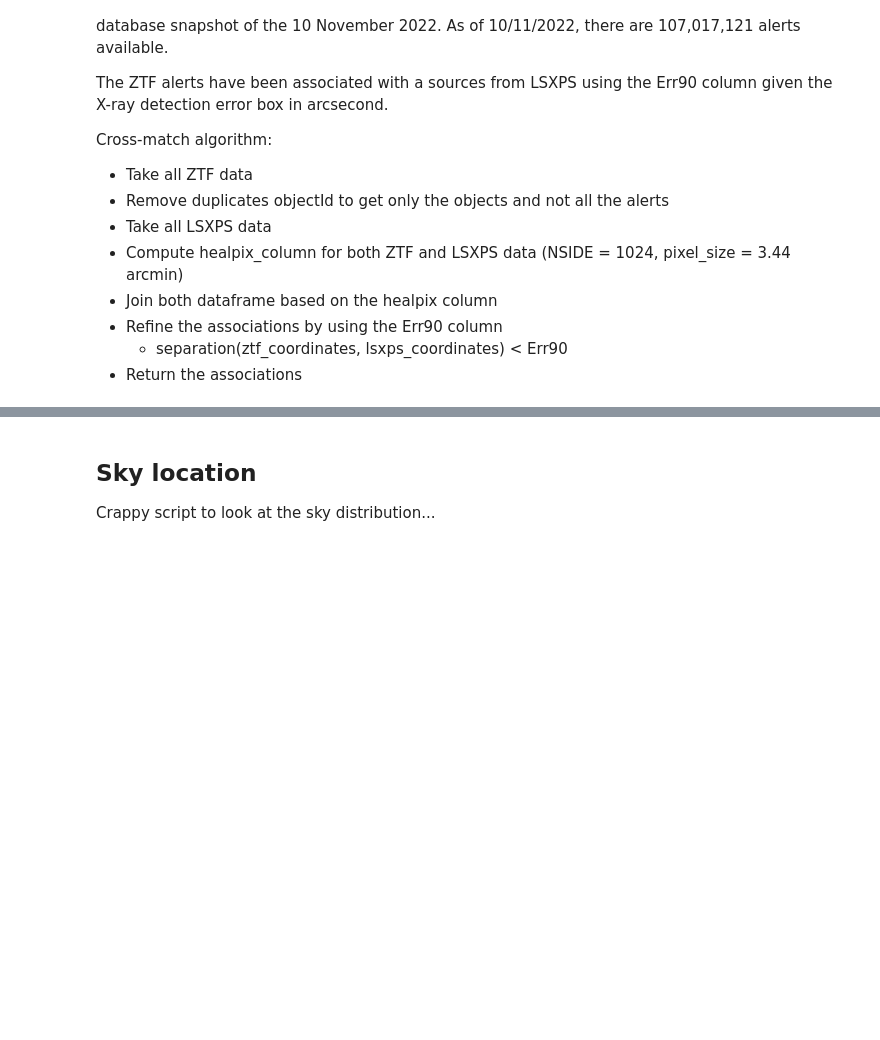
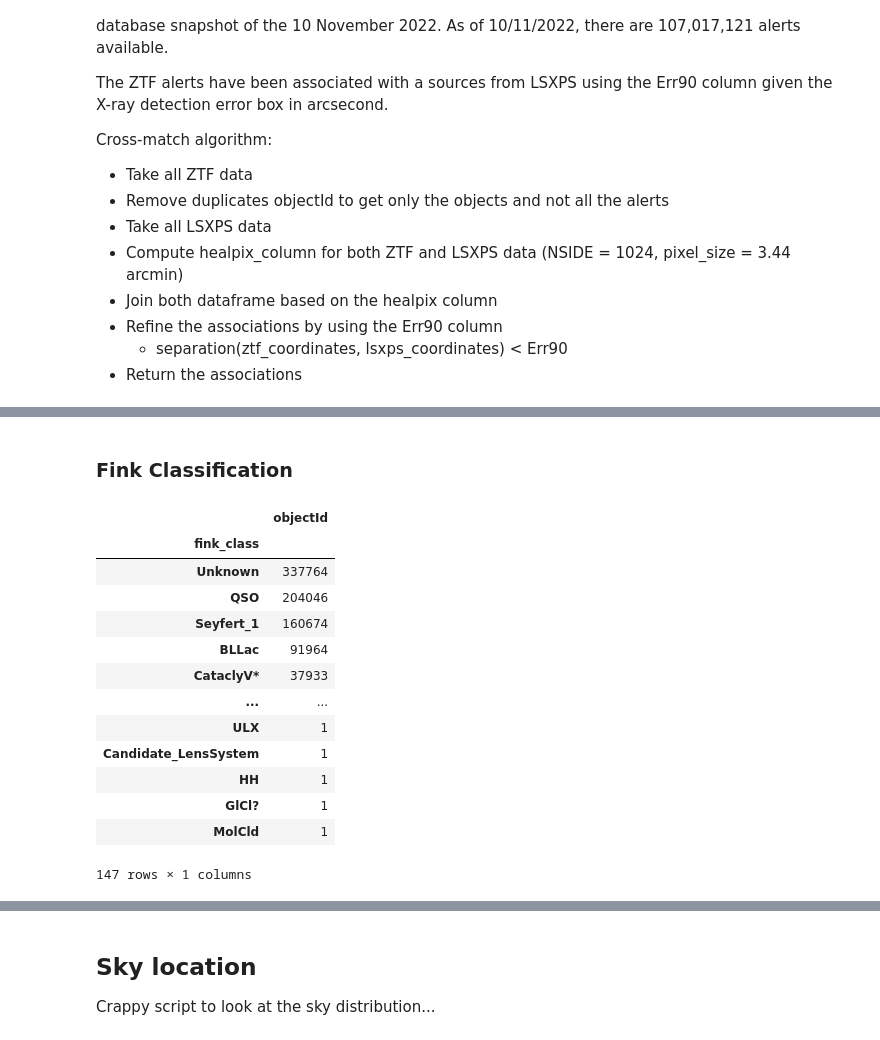
Before and after one commit to JulienPeloton/fink-agn, a Jupyter notebook: notebooks/LSXPS_in_Fink.ipynb, the cells around one changed output, grey strips where cells are left out. Cells and saved outputs as stored; diff of their text form; code cells hidden in the pictures; blank space fills up the shorter version.

```diff
--- a/notebooks/LSXPS_in_Fink.ipynb
+++ b/notebooks/LSXPS_in_Fink.ipynb
@@ -70,3 +73,27 @@ Total: 25356 sources
 Fraction of ZTF sources: 0.1%
 Fraction of SWIFT X-ray sources: 8.9%
+# %% [markdown]
+### Fink Classification
+# %%
+# Per alert
+
+ztf_x_lsxps\
+    .groupby('fink_class')\
+    .count()\
+    .sort_values('objectId', ascending=False)[['objectId']]
+# %% [output]
+|  | objectId |
+| fink_class |  |
+| Unknown | 337764 |
+| QSO | 204046 |
+| Seyfert_1 | 160674 |
+| BLLac | 91964 |
+| CataclyV* | 37933 |
+| ... | ... |
+| ULX | 1 |
+| Candidate_LensSystem | 1 |
+| HH | 1 |
+| GlCl? | 1 |
+| MolCld | 1 |
+147 rows × 1 columns
 # %%
```
Also changed, not shown: parts of 17 cells of this notebook, 2 other files.
